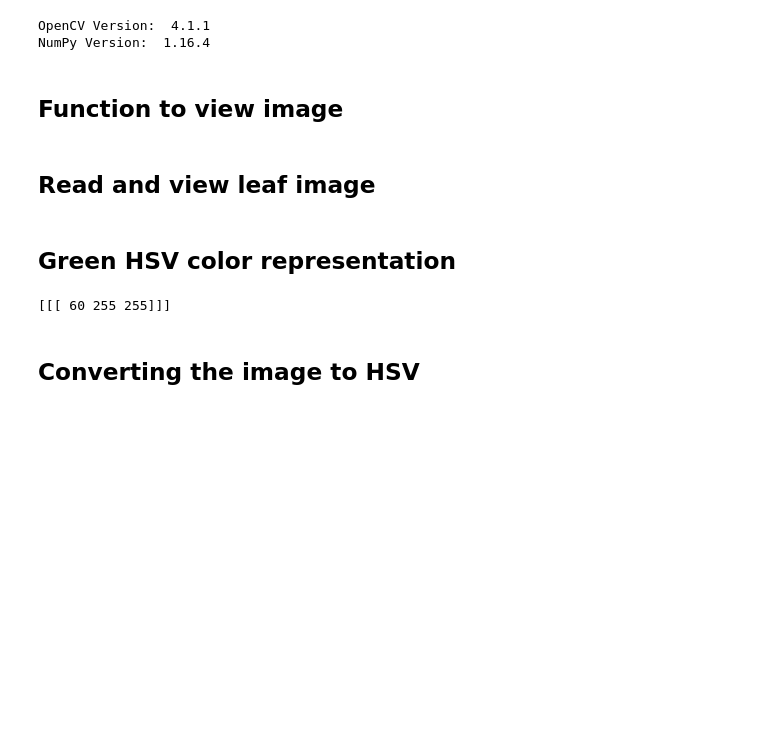
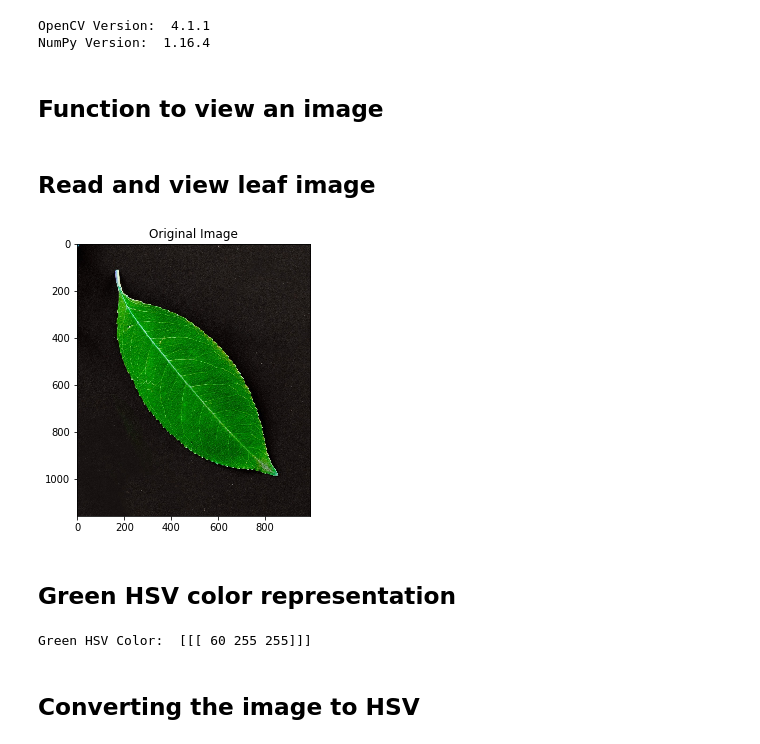
Before and after one commit to adisakshya/color-detection-and-segmentations, a Jupyter notebook: object_detection/Leaf Detection.ipynb, the cells around one changed output. Drawn from its saved outputs; the diff is of its cells as text; code cells hidden in the pictures; blank space fills up the shorter version.

```diff
--- a/object_detection/Leaf Detection.ipynb
+++ b/object_detection/Leaf Detection.ipynb
@@ -10,26 +11,36 @@ print('NumPy Version: ', np.__version__)
 OpenCV Version:  4.1.1
 NumPy Version:  1.16.4
 # %% [markdown]
-## Function to view image
+## Function to view an image
-# %%
-def viewImage(image):
-    cv2.namedWindow('Image', cv2.WINDOW_NORMAL)
-    cv2.imshow('Image', image)
-    cv2.waitKey(0)
-    cv2.destroyAllWindows()
+# %%
+def viewImage(label, image, cmap = None):
+
+    # Set plot size
+    plt.subplots(figsize=(5, 5))
+
+    # Set plot to show image
+    plt.imshow(image, cmap=cmap)
+
+    # Set title using label provided
+    plt.title(label)
+
+    # Show plot
+    plt.show()
 # %% [markdown]
 ## Read and view leaf image
 # %%
 image = cv2.imread('./leaf.jpeg')
-viewImage(image)
+viewImage('Original Image', image)
+# %% [output]
+[figure, added]
 # %% [markdown]
 ## Green HSV color representation
 # %%
 green = np.uint8([[[0, 255, 0 ]]])
-green_hsv = cv2.cvtColor(green,cv2.COLOR_BGR2HSV)
-print( green_hsv)
+green_hsv = cv2.cvtColor(green, cv2.COLOR_BGR2HSV)
+print('Green HSV Color: ', green_hsv)
 # %% [output]
-[[[ 60 255 255]]]
+Green HSV Color:  [[[ 60 255 255]]]
 # %% [markdown]
 ## Converting the image to HSV
 # %%
```
Also changed, not shown: parts of 10 cells of this notebook.
